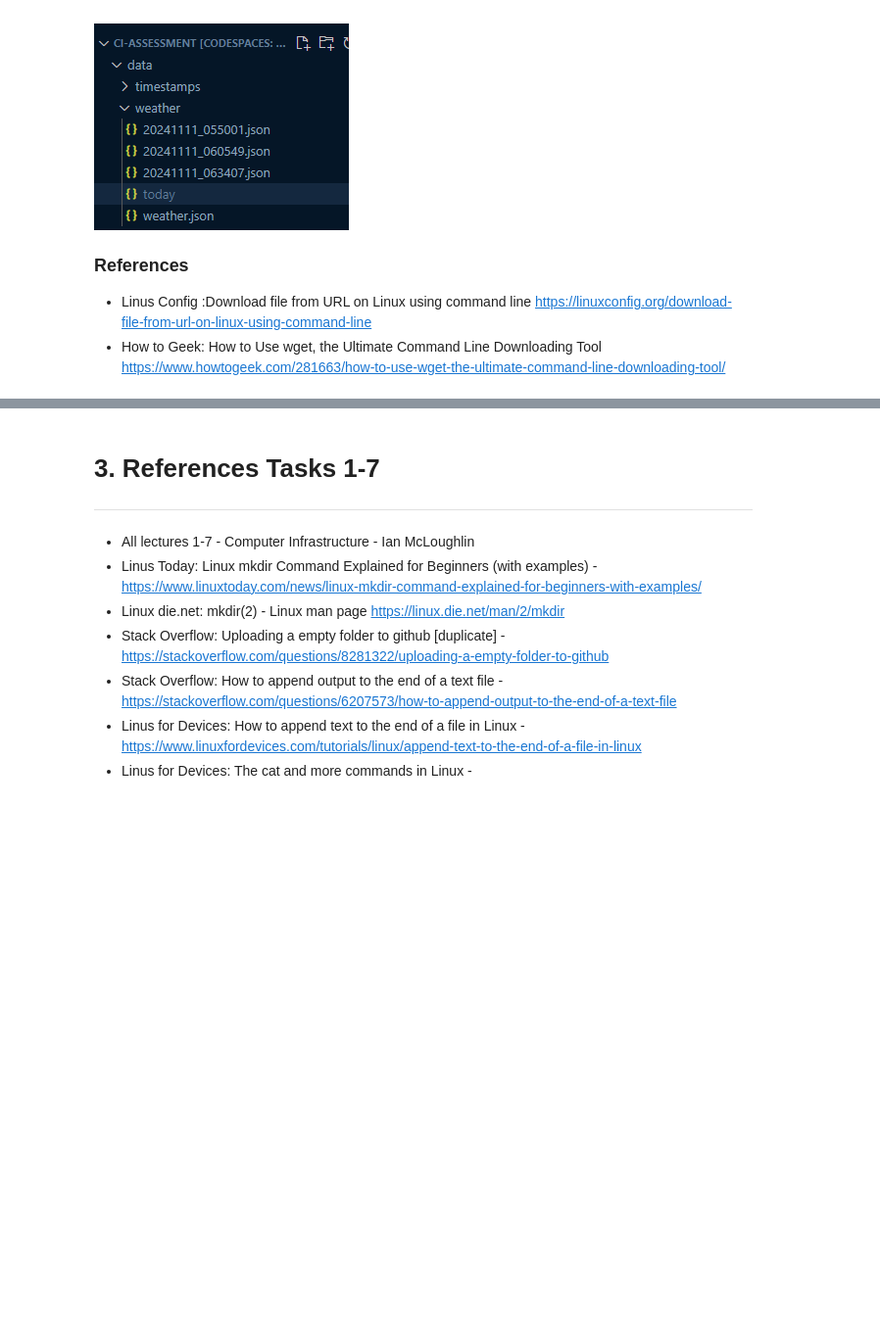
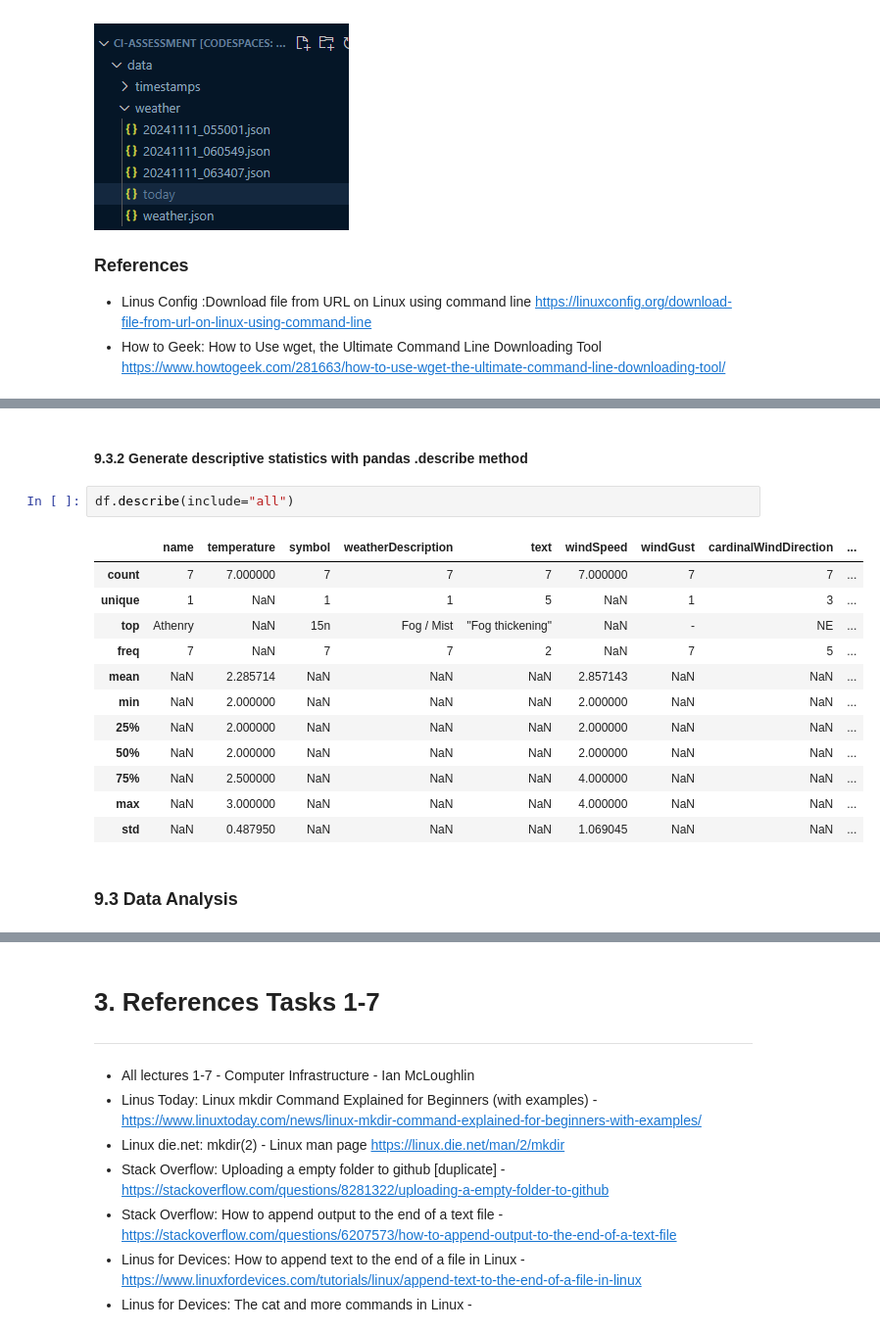
Before and after one commit to SBCURLEY/ci-assessment, a Jupyter notebook: weather.ipynb, the cells around one changed output, grey strips where cells are left out. Shown at 98% size. Cells and saved outputs as stored; diff of their text form; blank space fills up the shorter version.

```diff
--- a/weather.ipynb
+++ b/weather.ipynb
@@ -177,0 +252,19 @@ Following the chmod u+x ./weather.sh   rwxrw-rw
+# %% [markdown]
+#### 9.3.2  Generate descriptive statistics with pandas .describe method
+# %%
+df.describe(include="all")
+# %% [output]
+|  | name | temperature | symbol | weatherDescription | text | windSpeed | windGust | cardinalWindDirection | ... |
+| count | 7 | 7.000000 | 7 | 7 | 7 | 7.000000 | 7 | 7 | ... |
+| unique | 1 | NaN | 1 | 1 | 5 | NaN | 1 | 3 | ... |
+| top | Athenry | NaN | 15n | Fog / Mist | "Fog thickening" | NaN | - | NE | ... |
+| freq | 7 | NaN | 7 | 7 | 2 | NaN | 7 | 5 | ... |
+| mean | NaN | 2.285714 | NaN | NaN | NaN | 2.857143 | NaN | NaN | ... |
+| min | NaN | 2.000000 | NaN | NaN | NaN | 2.000000 | NaN | NaN | ... |
+| 25% | NaN | 2.000000 | NaN | NaN | NaN | 2.000000 | NaN | NaN | ... |
+| 50% | NaN | 2.000000 | NaN | NaN | NaN | 2.000000 | NaN | NaN | ... |
+| 75% | NaN | 2.500000 | NaN | NaN | NaN | 4.000000 | NaN | NaN | ... |
+| max | NaN | 3.000000 | NaN | NaN | NaN | 4.000000 | NaN | NaN | ... |
+| std | NaN | 0.487950 | NaN | NaN | NaN | 1.069045 | NaN | NaN | ... |
+# %% [markdown]
+### 9.3 Data Analysis
```
Also changed, not shown: parts of 20 cells of this notebook, 1 other file.
